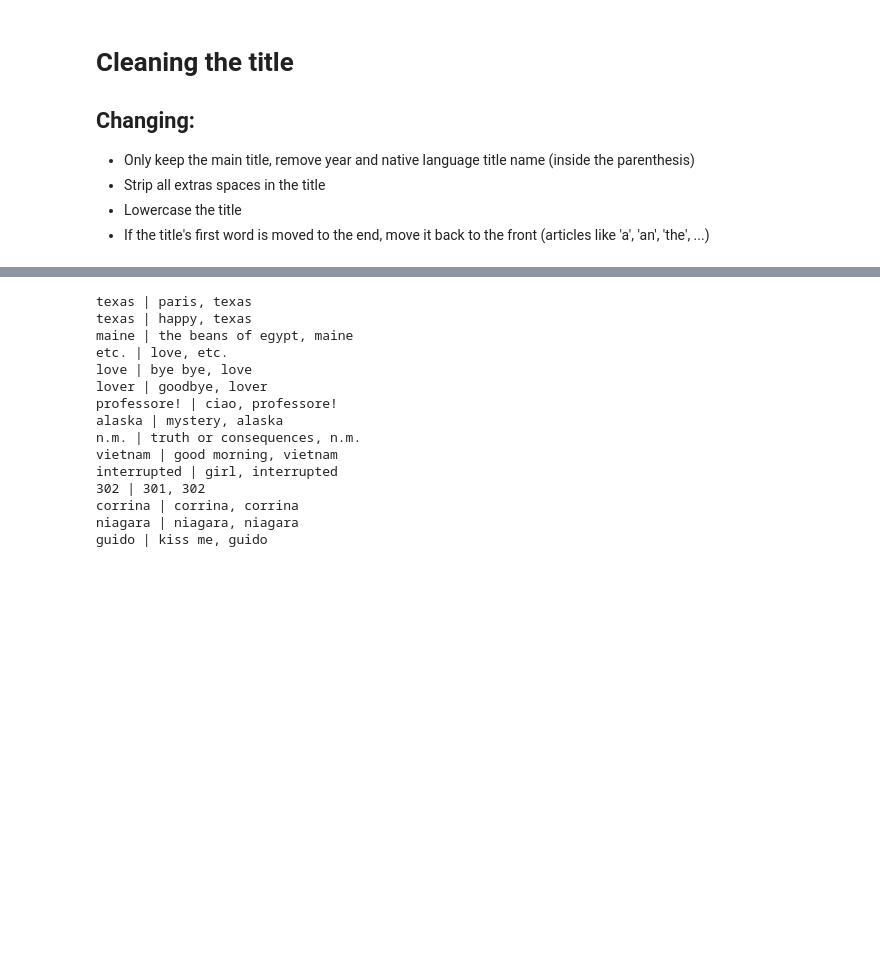
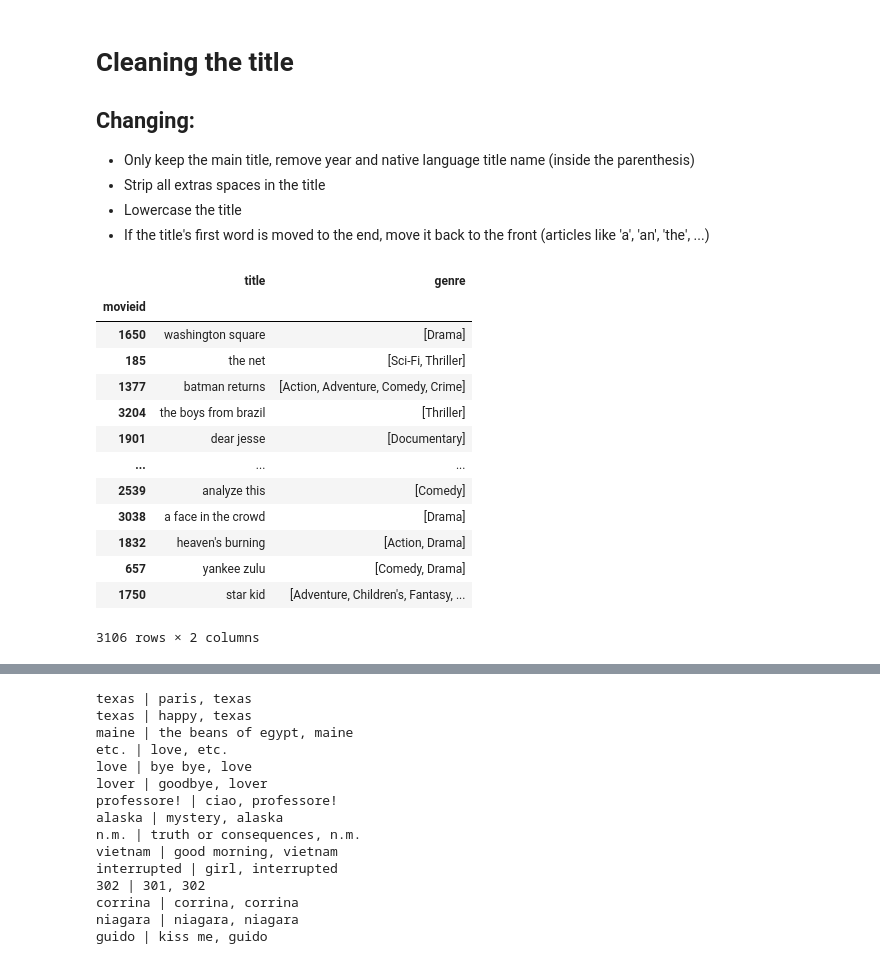
Before and after one commit to HHHMGK/ML-project, a Jupyter notebook: data/visualize_and_clean.ipynb, the cells around one changed output, grey strips where cells are left out. Cells and saved outputs as stored; diff of their text form; code cells hidden in the pictures; blank space fills up the shorter version.

```diff
--- a/data/visualize_and_clean.ipynb
+++ b/data/visualize_and_clean.ipynb
@@ -105,3 +108,20 @@ movies_train['title'] = movies_train['title'].apply(cleanTitle)
 
 # movies_train = temp_movies_test.copy()
 # movies_test = temp_movies_train.copy()
+# %%
+movies_train
+# %% [output]
+|  | title | genre |
+| movieid |  |  |
+| 1650 | washington square | [Drama] |
+| 185 | the net | [Sci-Fi, Thriller] |
+| 1377 | batman returns | [Action, Adventure, Comedy, Crime] |
+| 3204 | the boys from brazil | [Thriller] |
+| 1901 | dear jesse | [Documentary] |
+| ... | ... | ... |
+| 2539 | analyze this | [Comedy] |
+| 3038 | a face in the crowd | [Drama] |
+| 1832 | heaven's burning | [Action, Drama] |
+| 657 | yankee zulu | [Comedy, Drama] |
+| 1750 | star kid | [Adventure, Children's, Fantasy, ... |
+3106 rows × 2 columns
```
Also changed, not shown: parts of 6 cells of this notebook, 4 other files.
